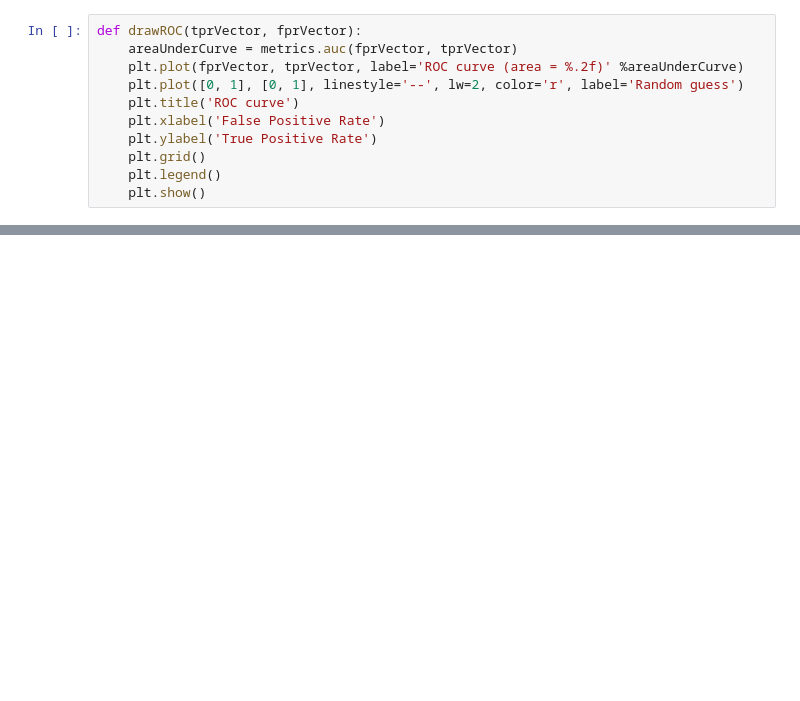
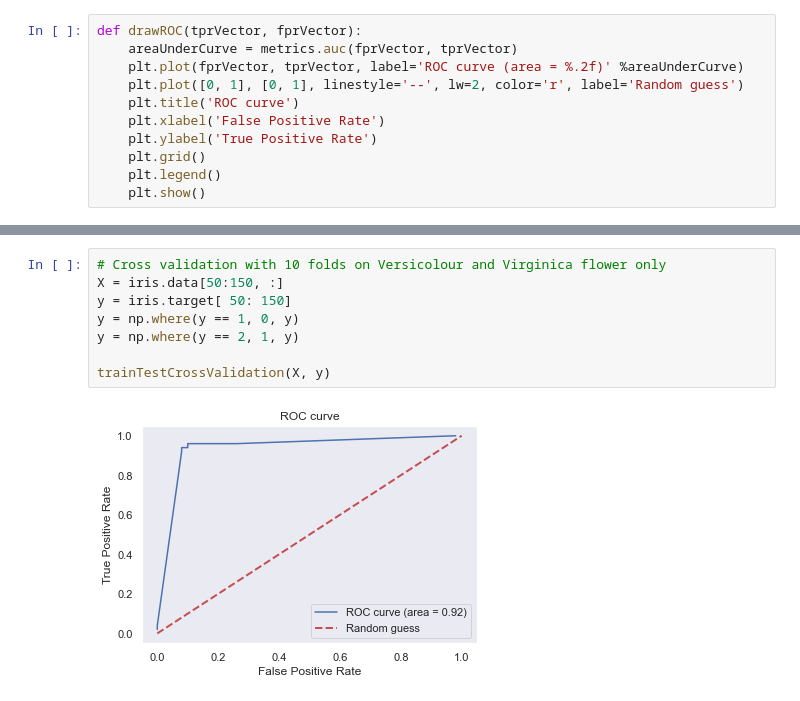
Before and after one commit to FredAnderssen/naivebayesscratch, a Jupyter notebook: lab1_reworked.ipynb, the cells around one changed output, grey strips where cells are left out. Drawn from its saved outputs; the diff is of its cells as text; blank space fills up the shorter version.

```diff
--- a/lab1_reworked.ipynb
+++ b/lab1_reworked.ipynb
@@ -210,0 +167,10 @@ ScoretruthMatrix::  [[8.93448972e-18 0.00000000e+00]
+# %%
+# Cross validation with 10 folds on Versicolour and Virginica flower only
+X = iris.data[50:150, :]
+y = iris.target[ 50: 150]
+y = np.where(y == 1, 0, y)
+y = np.where(y == 2, 1, y)
+
+trainTestCrossValidation(X, y)
+# %% [output]
+[figure, added]
```
Also changed, not shown: parts of 8 cells of this notebook.
